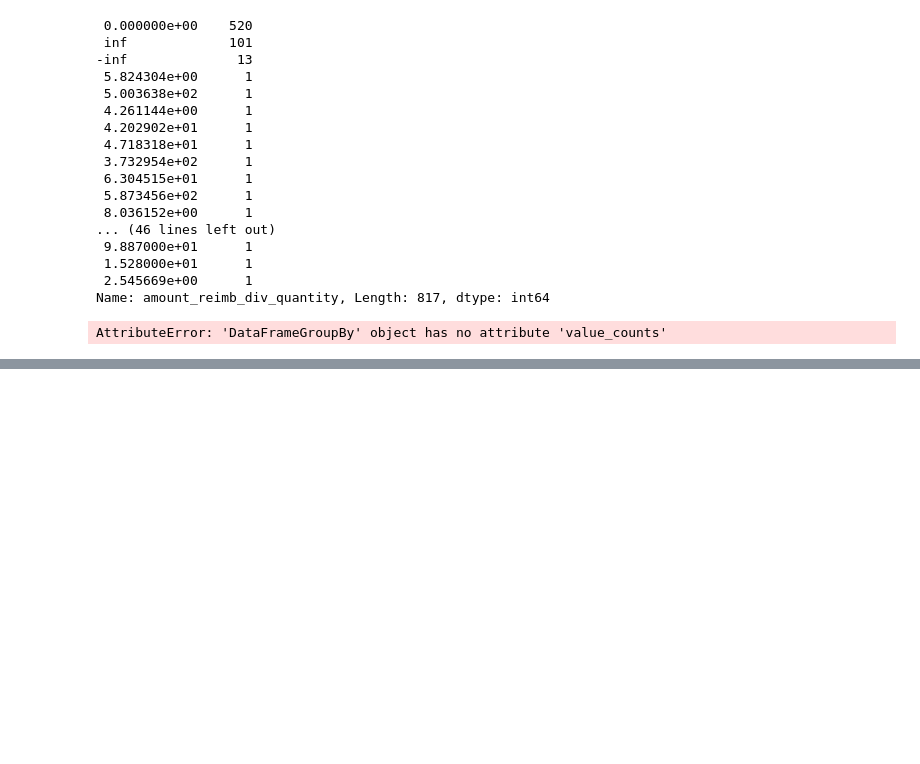
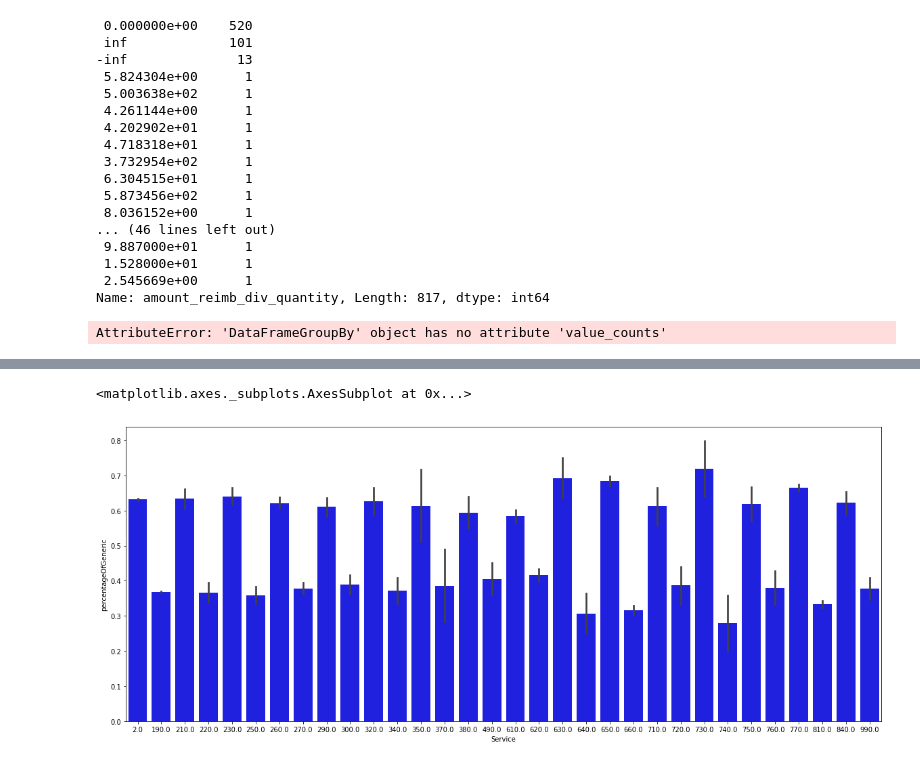
Before and after one commit to albert-kevin/DataforbetterHealth, a Jupyter notebook: code/brice_play_with_the_panda.ipynb, the cells around one changed output, grey strips where cells are left out. Drawn from its saved outputs; the diff is of its cells as text; code cells hidden in the pictures; blank space fills up the shorter version.

```diff
--- a/code/brice_play_with_the_panda.ipynb
+++ b/code/brice_play_with_the_panda.ipynb
@@ -252,0 +361,3 @@ AttributeError: 'DataFrameGroupBy' object has no attribute 'value_counts'
+# %%
+genericByService = df_work.groupby(["hosp_serv_id"])["B_IsGeneric"].value_counts(normalize=True)
+genericByService
@@ -252,0 +388,12 @@ AttributeError: 'DataFrameGroupBy' object has no attribute 'value_counts'
+# %%
+newgenericByService = pd.DataFrame()
+# %%
+newgenericByService["percentageOfGeneric"] = genericByService.values
+# %%
+newgenericByService["Service"] = pd.Series([2, 190, 210, 220, 230, 250, 260, 270, 290, 300, 320, 340, 350, 370, 380, 490, 610, 620, 630, 640, 650, 660, 710, 720, 730, 740, 750, 760, 770, 810, 840, 990, 2, 190, 210, 220, 230, 250, 260, 270, 290, 300, 320, 340, 350, 370, 380, 490, 610, 620, 630, 640, 650, 660, 710, 720, 730, 740, 750, 760, 770, 810, 840, 990])
+# %%
+plt.figure(figsize=(20,8))
+sns.barplot(data=newgenericByService, y="percentageOfGeneric", x="Service", color='blue' )
+# %% [output]
+<matplotlib.axes._subplots.AxesSubplot at 0x...>
+[figure, added]
```
Also changed, not shown: parts of 18 cells of this notebook.
